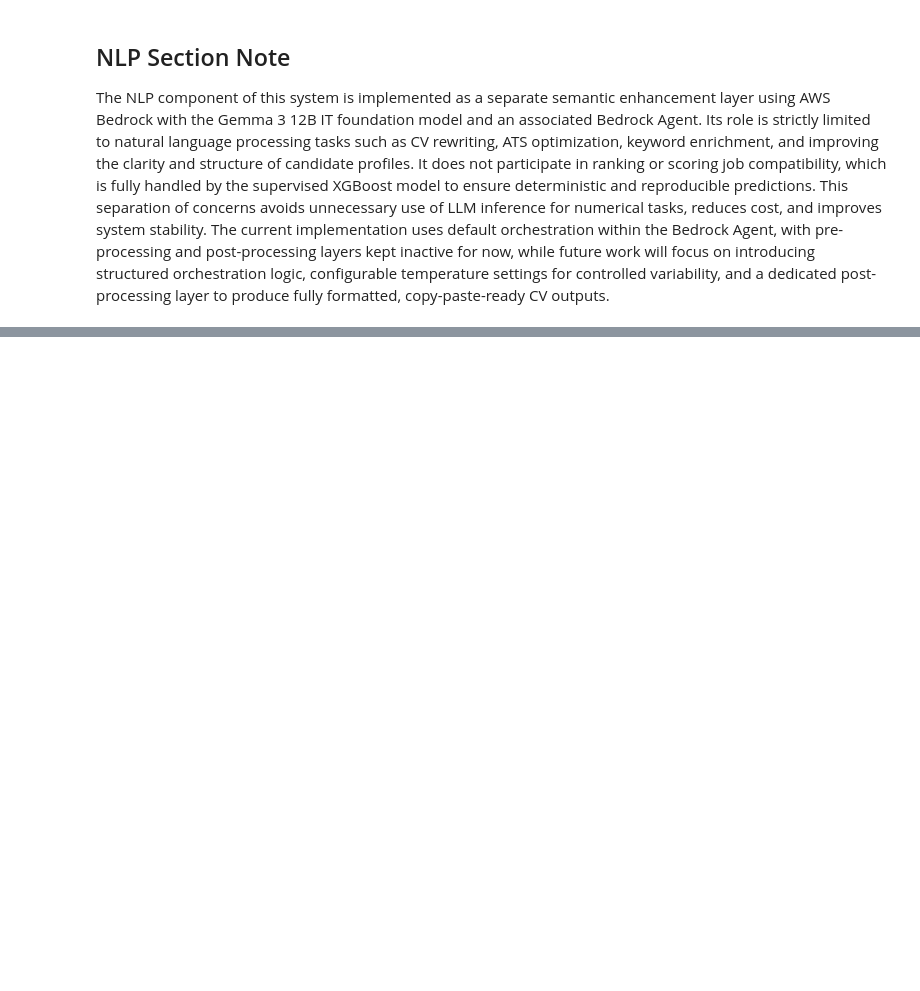
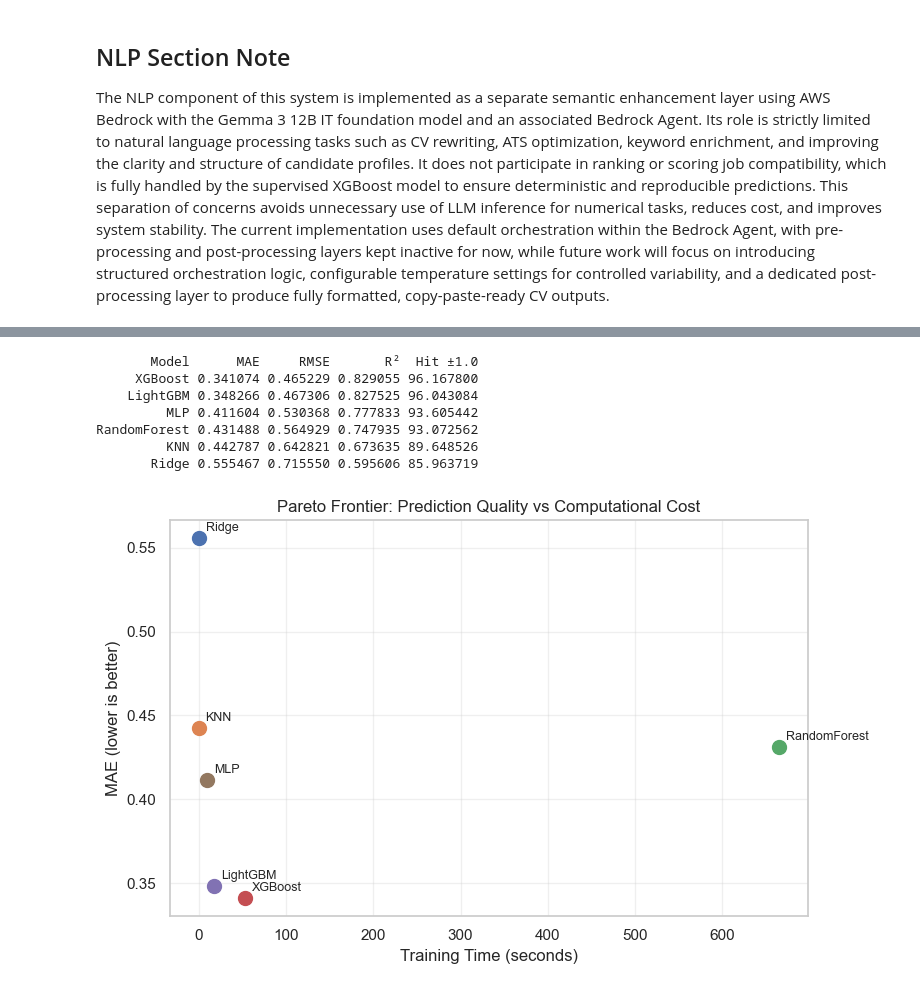
Before and after one commit to PosgradoMNA/TC5035.10-Equipo-60-EDA, a Jupyter notebook: src/main.ipynb, the cells around one changed output, grey strips where cells are left out. Drawn from its saved outputs; the diff is of its cells as text; code cells hidden in the pictures; blank space fills up the shorter version.

Commit message:
feat: Added alternative models to comply with activity 4

```diff
--- a/src/main.ipynb
+++ b/src/main.ipynb
@@ -1463,14 +1438,0 @@ We evaluate LightGBM as a third alternative. LightGBM uses histogram-based split
-# %%
-from lightgbm import LGBMRegressor
-
-lgbm = LGBMRegressor(n_estimators=500, max_depth=8, learning_rate=0.05, random_state=42, n_jobs=-1, verbose=-1)
-lgbm.fit(X_train, y_train)
-y_pred_lgbm = lgbm.predict(X_test)
-
-print("=== LightGBM (44K rows, embeddings) ===")
-print(f"MAE:  {mean_absolute_error(y_test, y_pred_lgbm):.4f}")
-print(f"RMSE: {np.sqrt(mean_squared_error(y_test, y_pred_lgbm)):.4f}")
-print(f"R²:   {r2_score(y_test, y_pred_lgbm):.4f}")
-
-errors_lgbm = np.abs(y_test - y_pred_lgbm)
-print(f"General accuracy: {(errors_lgbm <= 1.0).mean()*100:.1f}%")
@@ -1972,0 +2051,44 @@ The NLP component of this system is implemented as a separate semantic enhanceme
+# %%
+import pandas as pd
+import matplotlib.pyplot as plt
+
+# Evaluate all tuned models on test set
+comparison = []
+for name, model in best_models.items():
+    Xte = X_test_scaled if name in needs_scaling else X_test
+    y_pred = model.predict(Xte)
+
+    comparison.append({
+        'Model': name,
+        'MAE': mean_absolute_error(y_test, y_pred),
+        'RMSE': np.sqrt(mean_squared_error(y_test, y_pred)),
+        'R²': r2_score(y_test, y_pred),
+        'Hit ±1.0': (np.abs(y_test - y_pred) <= 1.0).mean() * 100,
+    })
+
+comp_df = pd.DataFrame(comparison).sort_values('MAE')
+print(comp_df.to_string(index=False))
+
+# Pareto plot: MAE vs Training Time
+fig, ax = plt.subplots(figsize=(8, 5))
+for name in best_models:
+    row = comp_df[comp_df['Model'] == name].iloc[0]
+    t = results[name]['Train_time_s']  # from Cell 2
+    ax.scatter(t, row['MAE'], s=100, zorder=5)
+    ax.annotate(name, (t, row['MAE']), textcoords="offset points", xytext=(5, 5), fontsize=9)
+
+ax.set_xlabel('Training Time (seconds)')
+ax.set_ylabel('MAE (lower is better)')
+ax.set_title('Pareto Frontier: Prediction Quality vs Computational Cost')
+ax.grid(True, alpha=0.3)
+plt.tight_layout()
+plt.show()
+# %% [output]
+       Model      MAE     RMSE       R²  Hit ±1.0
+     XGBoost 0.341074 0.465229 0.829055 96.167800
+    LightGBM 0.348266 0.467306 0.827525 96.043084
+         MLP 0.411604 0.530368 0.777833 93.605442
+RandomForest 0.431488 0.564929 0.747935 93.072562
+         KNN 0.442787 0.642821 0.673635 89.648526
+       Ridge 0.555467 0.715550 0.595606 85.963719
+[figure, added]
```
Also changed, not shown: parts of 47 cells of this notebook, 1 other file.
